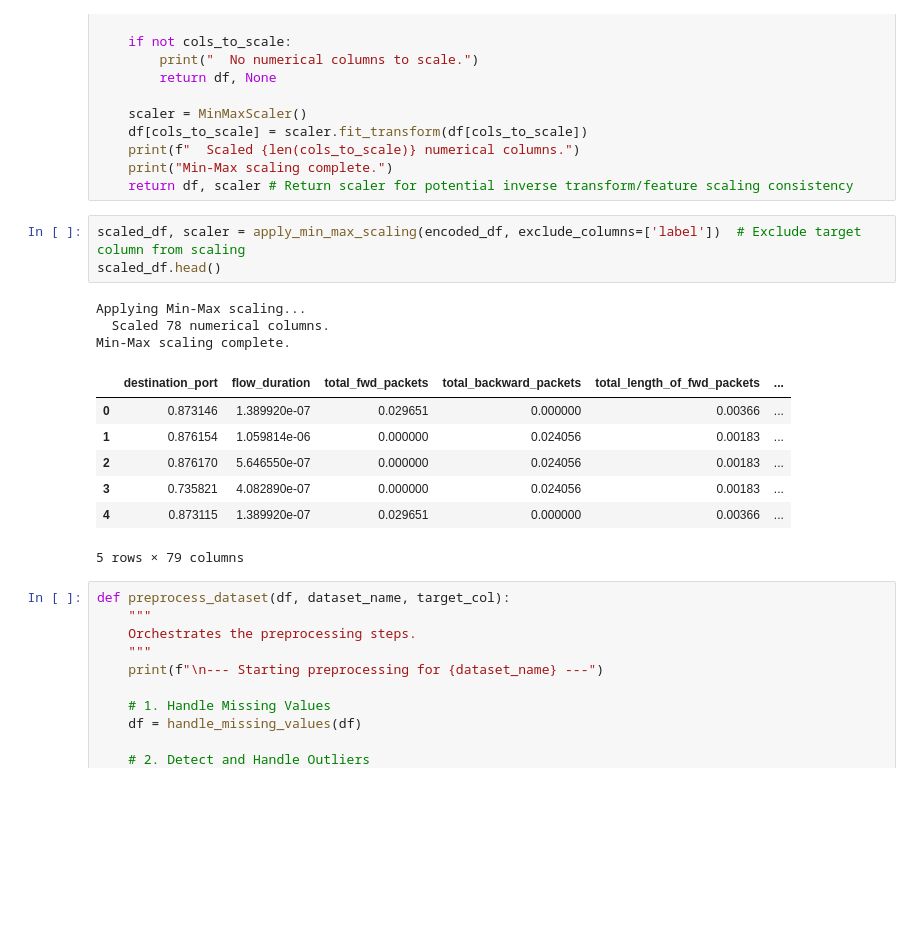
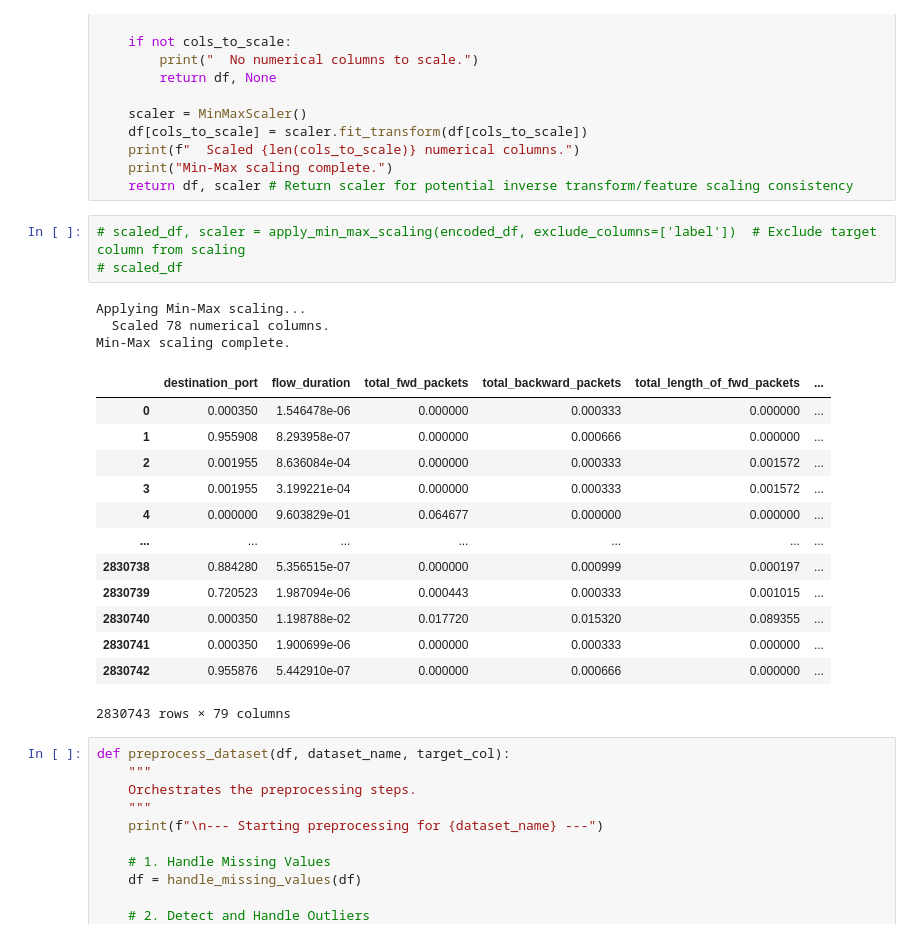
Before and after one commit to vickysivasrivi/AFL-IDHN, a Jupyter notebook: notebooks/data_preprocessing.ipynb, the cells around one changed output. Cells and saved outputs as stored; diff of their text form; blank space fills up the shorter version.

```diff
--- a/notebooks/data_preprocessing.ipynb
+++ b/notebooks/data_preprocessing.ipynb
@@ -299,19 +318,25 @@ def apply_min_max_scaling(df, exclude_columns=[]):
     print("Min-Max scaling complete.")
     return df, scaler # Return scaler for potential inverse transform/feature scaling consistency
 # %%
-scaled_df, scaler = apply_min_max_scaling(encoded_df, exclude_columns=['label'])  # Exclude target column from scaling
-scaled_df.head()
+# scaled_df, scaler = apply_min_max_scaling(encoded_df, exclude_columns=['label'])  # Exclude target column from scaling
+# scaled_df
 # %% [output]
 Applying Min-Max scaling...
   Scaled 78 numerical columns.
 Min-Max scaling complete.
 |  | destination_port | flow_duration | total_fwd_packets | total_backward_packets | total_length_of_fwd_packets | ... |
-| 0 | 0.873146 | 1.389920e-07 | 0.029651 | 0.000000 | 0.00366 | ... |
-| 1 | 0.876154 | 1.059814e-06 | 0.000000 | 0.024056 | 0.00183 | ... |
-| 2 | 0.876170 | 5.646550e-07 | 0.000000 | 0.024056 | 0.00183 | ... |
-| 3 | 0.735821 | 4.082890e-07 | 0.000000 | 0.024056 | 0.00183 | ... |
-| 4 | 0.873115 | 1.389920e-07 | 0.029651 | 0.000000 | 0.00366 | ... |
+| 0 | 0.000350 | 1.546478e-06 | 0.000000 | 0.000333 | 0.000000 | ... |
+| 1 | 0.955908 | 8.293958e-07 | 0.000000 | 0.000666 | 0.000000 | ... |
+| 2 | 0.001955 | 8.636084e-04 | 0.000000 | 0.000333 | 0.001572 | ... |
+| 3 | 0.001955 | 3.199221e-04 | 0.000000 | 0.000333 | 0.001572 | ... |
+| 4 | 0.000000 | 9.603829e-01 | 0.064677 | 0.000000 | 0.000000 | ... |
+| ... | ... | ... | ... | ... | ... | ... |
+| 2830738 | 0.884280 | 5.356515e-07 | 0.000000 | 0.000999 | 0.000197 | ... |
+| 2830739 | 0.720523 | 1.987094e-06 | 0.000443 | 0.000333 | 0.001015 | ... |
+| 2830740 | 0.000350 | 1.198788e-02 | 0.017720 | 0.015320 | 0.089355 | ... |
+| 2830741 | 0.000350 | 1.900699e-06 | 0.000000 | 0.000333 | 0.000000 | ... |
+| 2830742 | 0.955876 | 5.442910e-07 | 0.000000 | 0.000666 | 0.000000 | ... |
-5 rows × 79 columns
+2830743 rows × 79 columns
 # %%
 def preprocess_dataset(df, dataset_name, target_col):
     """
```
Also changed, not shown: parts of 13 cells of this notebook, 3 other files.
